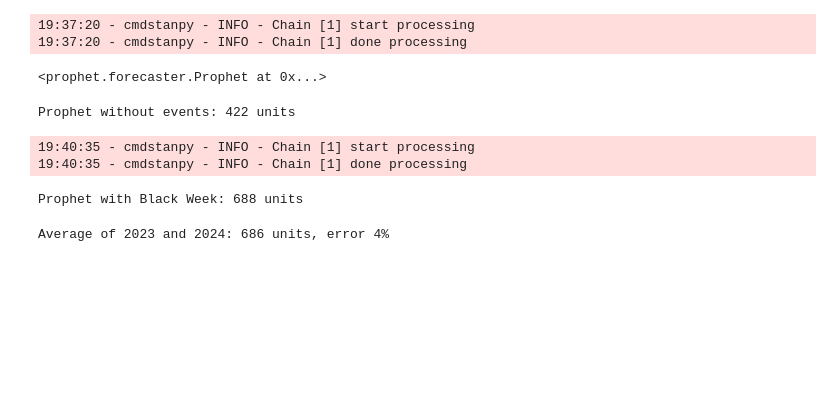
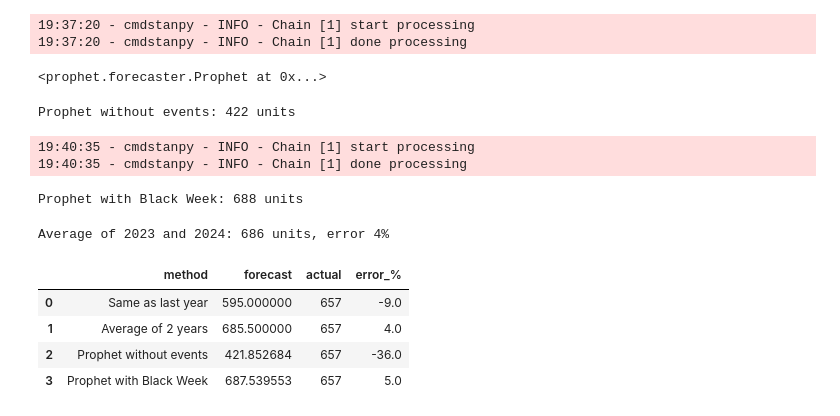
Before and after one commit to Ibarca/Predicting-Product-Demand-from-Sales-and-Marketing-Campaigns, a Jupyter notebook: notebooks/01_black_week_forecast.ipynb, the cells around one changed output. Saved outputs shown, nothing was run; the diff lists cells and outputs as text; code cells hidden in the pictures; blank space fills up the shorter version.

```diff
--- a/notebooks/01_black_week_forecast.ipynb
+++ b/notebooks/01_black_week_forecast.ipynb
@@ -241,3 +241,17 @@ error_avg = (avg_2y - actual) / actual * 100
 print(f"Average of 2023 and 2024: {avg_2y:.0f} units, error {error_avg:.0f}%")
 # %% [output]
 Average of 2023 and 2024: 686 units, error 4%
+# %%
+results = pd.DataFrame({
+    "method": ["Same as last year", "Average of 2 years", "Prophet without events", "Prophet with Black Week"],
+    "forecast": [benchmark, avg_2y, no_events, with_events],
+})
+results["actual"] = actual
+results["error_%"] = ((results.forecast - results.actual) / results.actual * 100).round(0)
+results
+# %% [output]
+|  | method | forecast | actual | error_% |
+| 0 | Same as last year | 595.000000 | 657 | -9.0 |
+| 1 | Average of 2 years | 685.500000 | 657 | 4.0 |
+| 2 | Prophet without events | 421.852684 | 657 | -36.0 |
+| 3 | Prophet with Black Week | 687.539553 | 657 | 5.0 |
```
Also changed, not shown: parts of 6 cells of this notebook.
